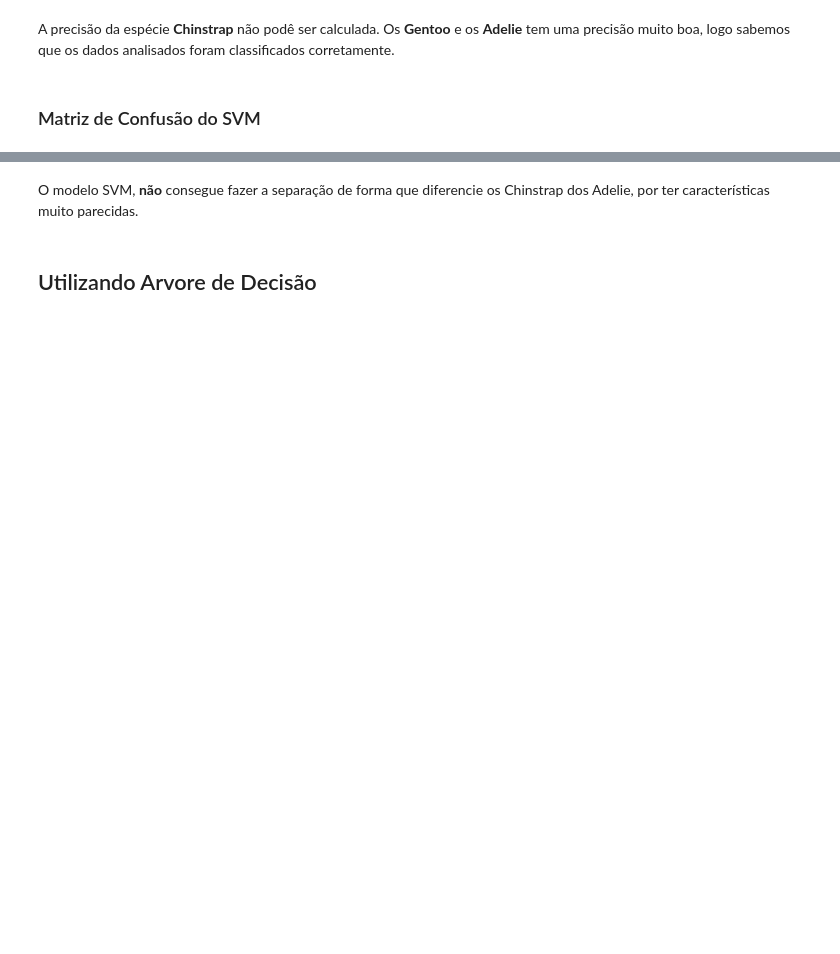
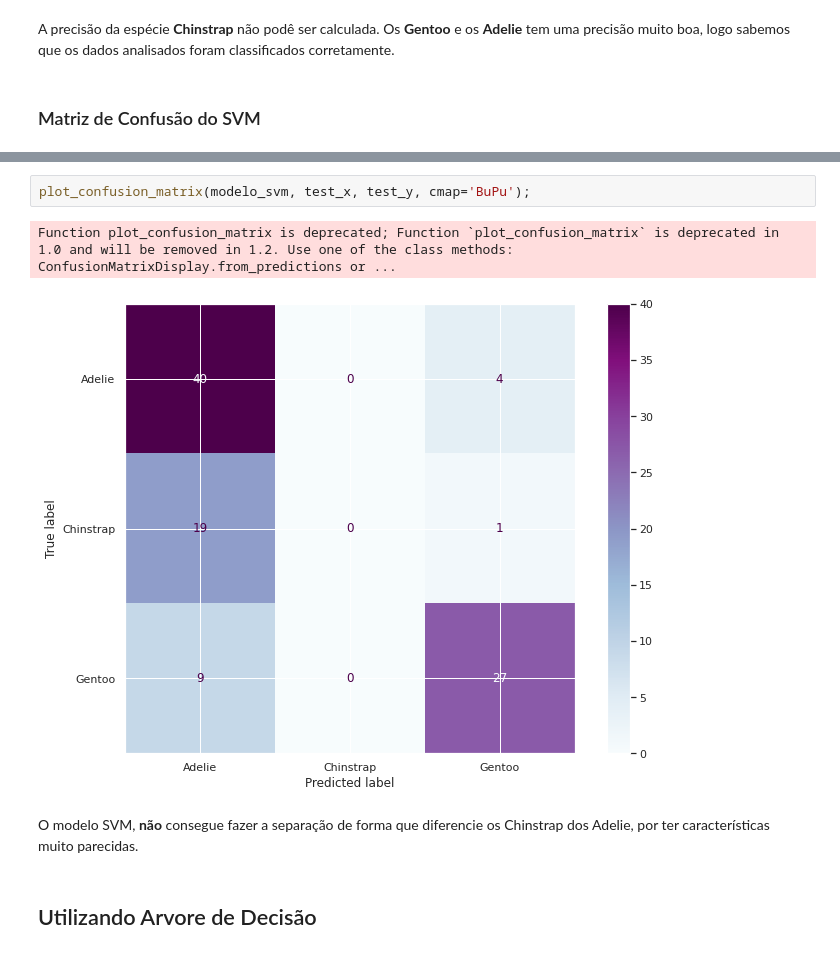
Before and after one commit to paulo-sapatera/Pinguins-Dataframe, a Jupyter notebook: Projeto_Data_Science_Online_App.ipynb, the cells around one changed output, grey strips where cells are left out. Drawn from its saved outputs; the diff is of its cells as text; blank space fills up the shorter version.

```diff
--- a/Projeto_Data_Science_Online_App.ipynb
+++ b/Projeto_Data_Science_Online_App.ipynb
@@ -404,3 +398,8 @@ fig.show()
+# %%
+plot_confusion_matrix(modelo_svm, test_x, test_y, cmap='BuPu');
+# %% [output]
+Function plot_confusion_matrix is deprecated; Function `plot_confusion_matrix` is deprecated in 1.0 and will be removed in 1.2. Use one of the class methods: ConfusionMatrixDisplay.from_predictions or ...
+[figure, added]
 # %% [markdown]
 O modelo SVM, **não** consegue fazer a separação de forma que diferencie os Chinstrap dos Adelie, por ter características muito parecidas.
 # %% [markdown]
```
Also changed, not shown: parts of 12 cells of this notebook.
